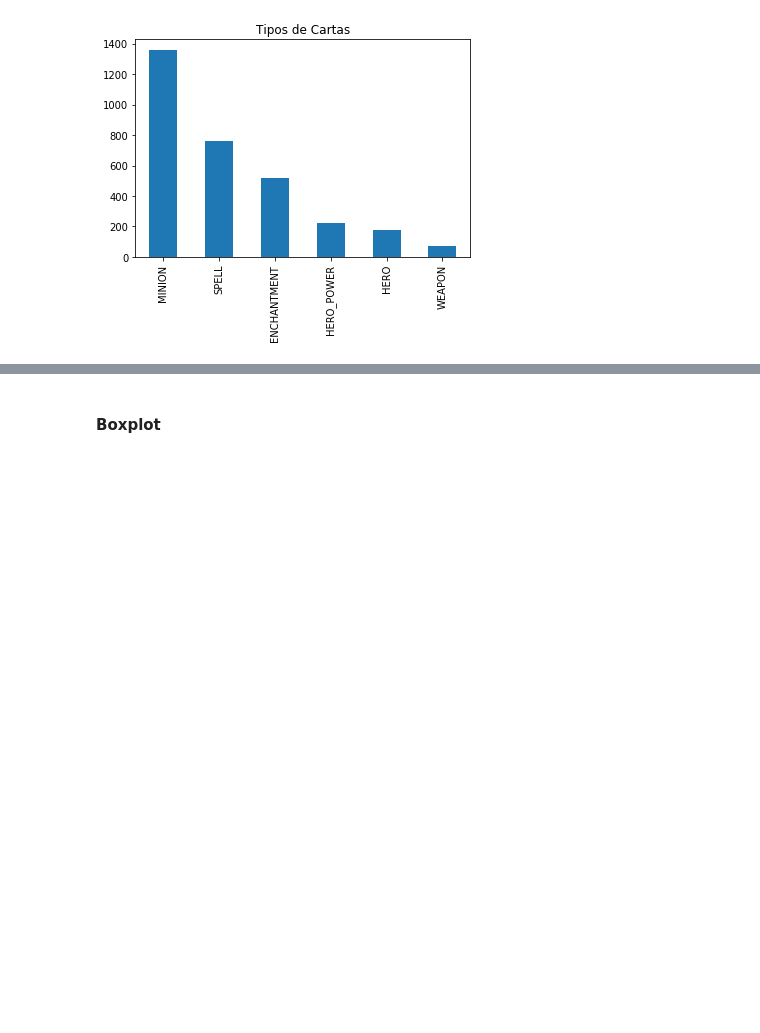
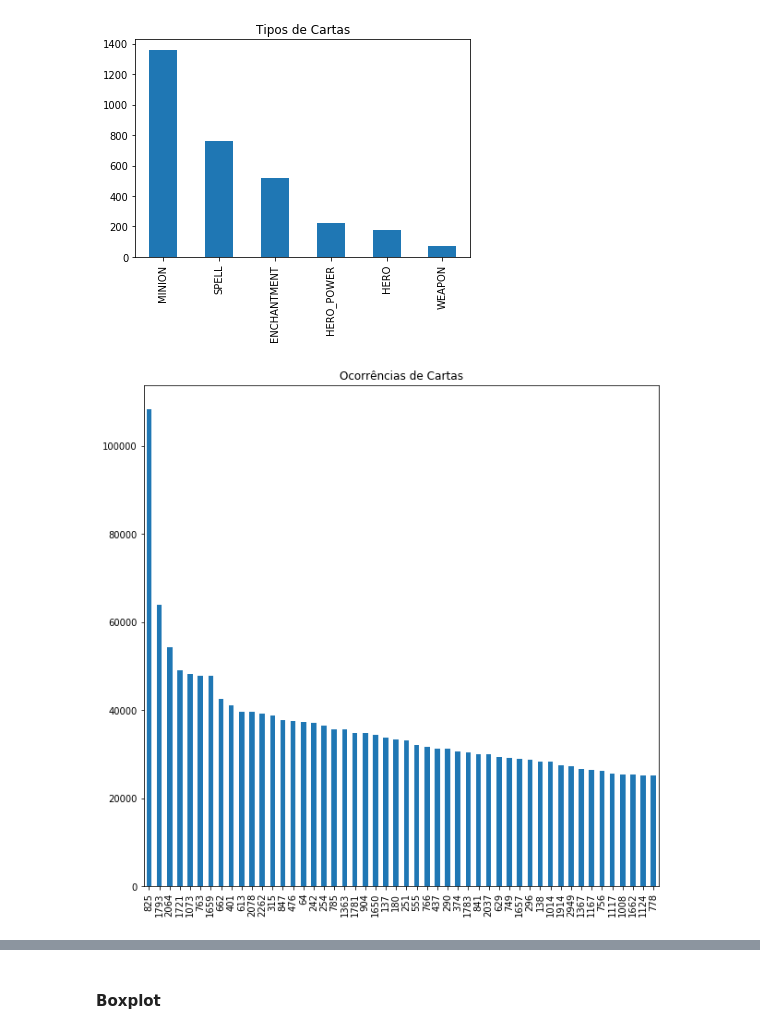
Before and after one commit to xdot2012/hearthstone_card_prediction, a Jupyter notebook: DataScience/douglas/Ciência de Dados.ipynb, the cells around one changed output, grey strips where cells are left out. Saved outputs shown, nothing was run; the diff lists cells and outputs as text; code cells hidden in the pictures; blank space fills up the shorter version.

```diff
--- a/DataScience/douglas/Ciência de Dados.ipynb
+++ b/DataScience/douglas/Ciência de Dados.ipynb
@@ -296,6 +305,19 @@ plt.savefig("graphs/misc/card_types.png", dpi=300)
 plt.show()
 # %% [output]
 [figure]
+# %%
+cartas = []
+for f in range(30):
+     cartas.extend(decks['card_'+ str(f)])
+
+dados= {'carta_id': cartas}
+cartas_comuns = pandas.DataFrame(dados)
+ccc = cartas_comuns['carta_id'].value_counts()
+ccc[:50].plot.bar(figsize = (10,10), title='Ocorrências de Cartas')
+plt.savefig("graphs/misc/cards_count.png", dpi=300)
+plt.show()
+# %% [output]
+[figure, added]
 # %%
 card_sets_count = card_info['set'].value_counts()
 card_sets_count.plot.bar(title='Sets', legend=None)
```
Also changed, not shown: parts of 2 cells of this notebook, 2 other files.
